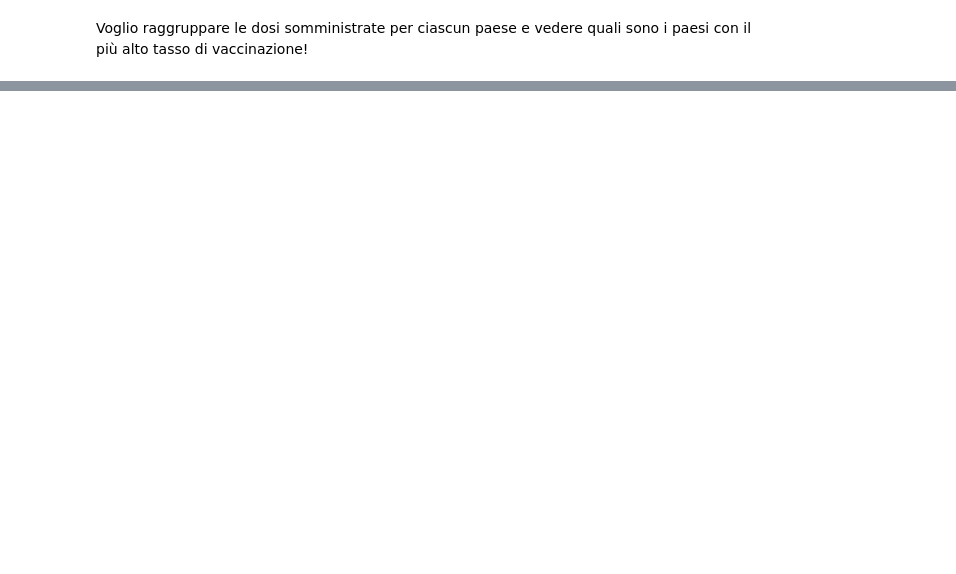
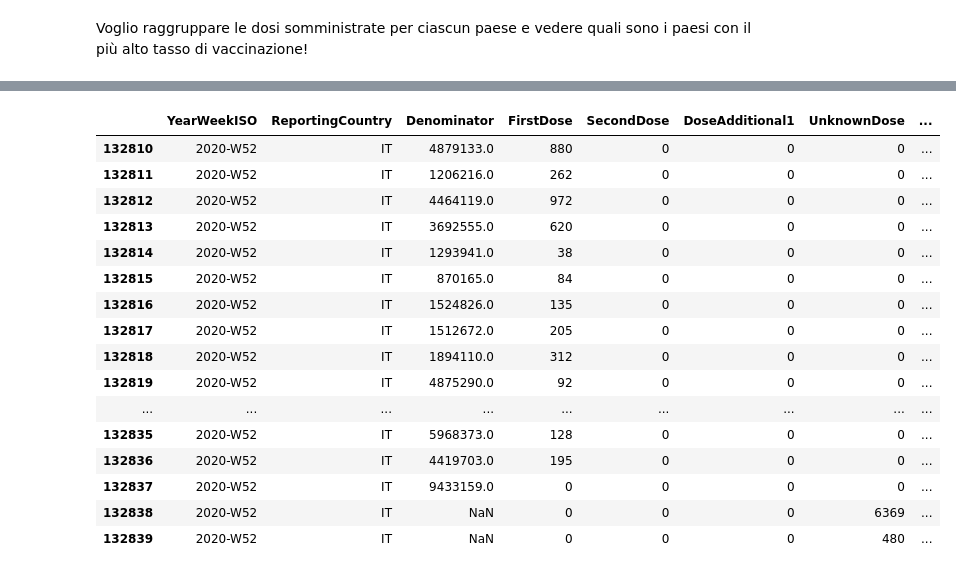
Before and after one commit to elenaabcc/CovidAnalysis4CPDM, a Jupyter notebook: PRIMA PARTE.ipynb, the cells around one changed output, grey strips where cells are left out. Cells and saved outputs as stored; diff of their text form; code cells hidden in the pictures; blank space fills up the shorter version.

```diff
--- a/PRIMA PARTE.ipynb
+++ b/PRIMA PARTE.ipynb
@@ -97 +92,22 @@ df.head(30)
+# %%
+italy_df['tot doses']= italy_df['FirstDose']+italy_df['SecondDose']+ italy_df['DoseAdditional1']+italy_df['UnknownDose']
+italy_df.head(30)
+# %% [output]
+|  | YearWeekISO | ReportingCountry | Denominator | FirstDose | SecondDose | DoseAdditional1 | UnknownDose | ... |
+| 132810 | 2020-W52 | IT | 4879133.0 | 880 | 0 | 0 | 0 | ... |
+| 132811 | 2020-W52 | IT | 1206216.0 | 262 | 0 | 0 | 0 | ... |
+| 132812 | 2020-W52 | IT | 4464119.0 | 972 | 0 | 0 | 0 | ... |
+| 132813 | 2020-W52 | IT | 3692555.0 | 620 | 0 | 0 | 0 | ... |
+| 132814 | 2020-W52 | IT | 1293941.0 | 38 | 0 | 0 | 0 | ... |
+| 132815 | 2020-W52 | IT | 870165.0 | 84 | 0 | 0 | 0 | ... |
+| 132816 | 2020-W52 | IT | 1524826.0 | 135 | 0 | 0 | 0 | ... |
+| 132817 | 2020-W52 | IT | 1512672.0 | 205 | 0 | 0 | 0 | ... |
+| 132818 | 2020-W52 | IT | 1894110.0 | 312 | 0 | 0 | 0 | ... |
+| 132819 | 2020-W52 | IT | 4875290.0 | 92 | 0 | 0 | 0 | ... |
+| ... | ... | ... | ... | ... | ... | ... | ... | ... |
+| 132835 | 2020-W52 | IT | 5968373.0 | 128 | 0 | 0 | 0 | ... |
+| 132836 | 2020-W52 | IT | 4419703.0 | 195 | 0 | 0 | 0 | ... |
+| 132837 | 2020-W52 | IT | 9433159.0 | 0 | 0 | 0 | 0 | ... |
+| 132838 | 2020-W52 | IT | NaN | 0 | 0 | 0 | 6369 | ... |
+| 132839 | 2020-W52 | IT | NaN | 0 | 0 | 0 | 480 | ... |
 # %%
```
Also changed, not shown: parts of 11 cells of this notebook.
